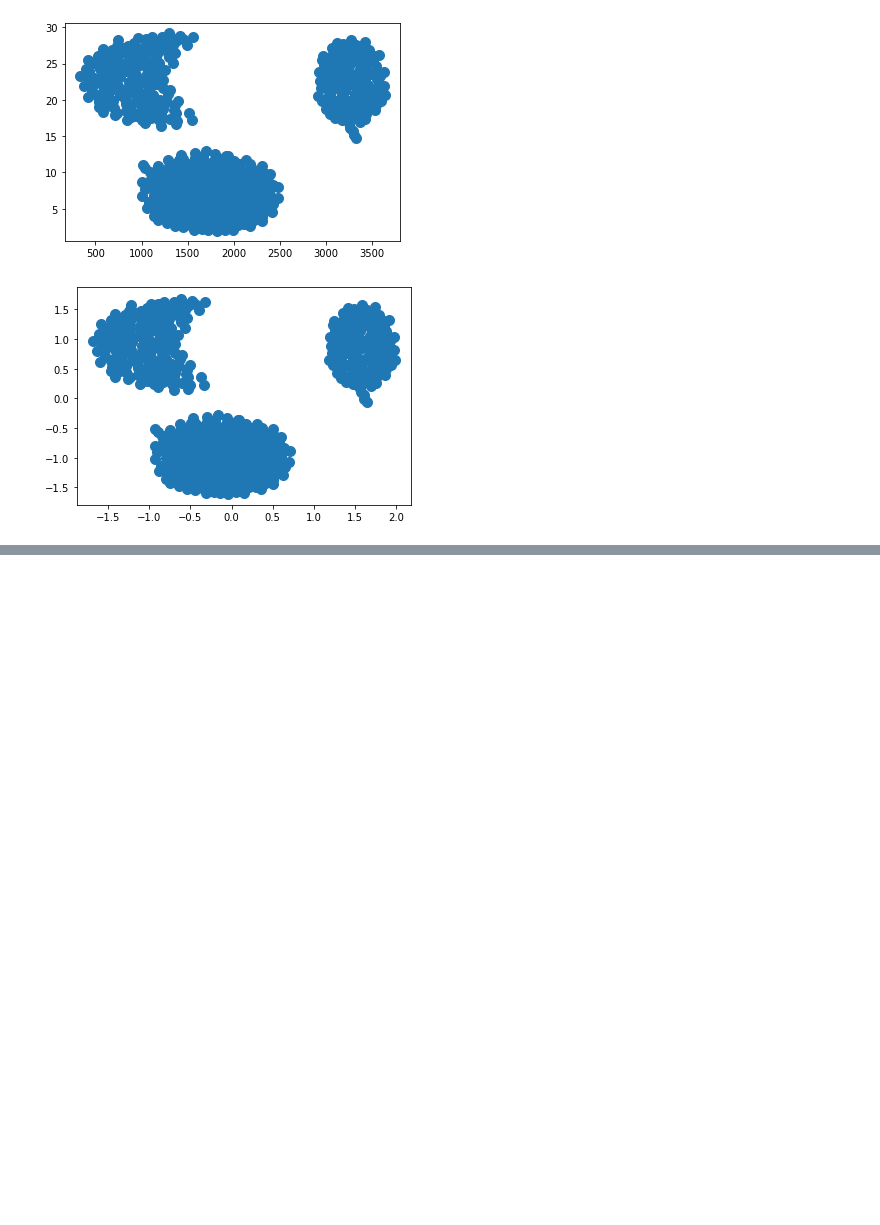
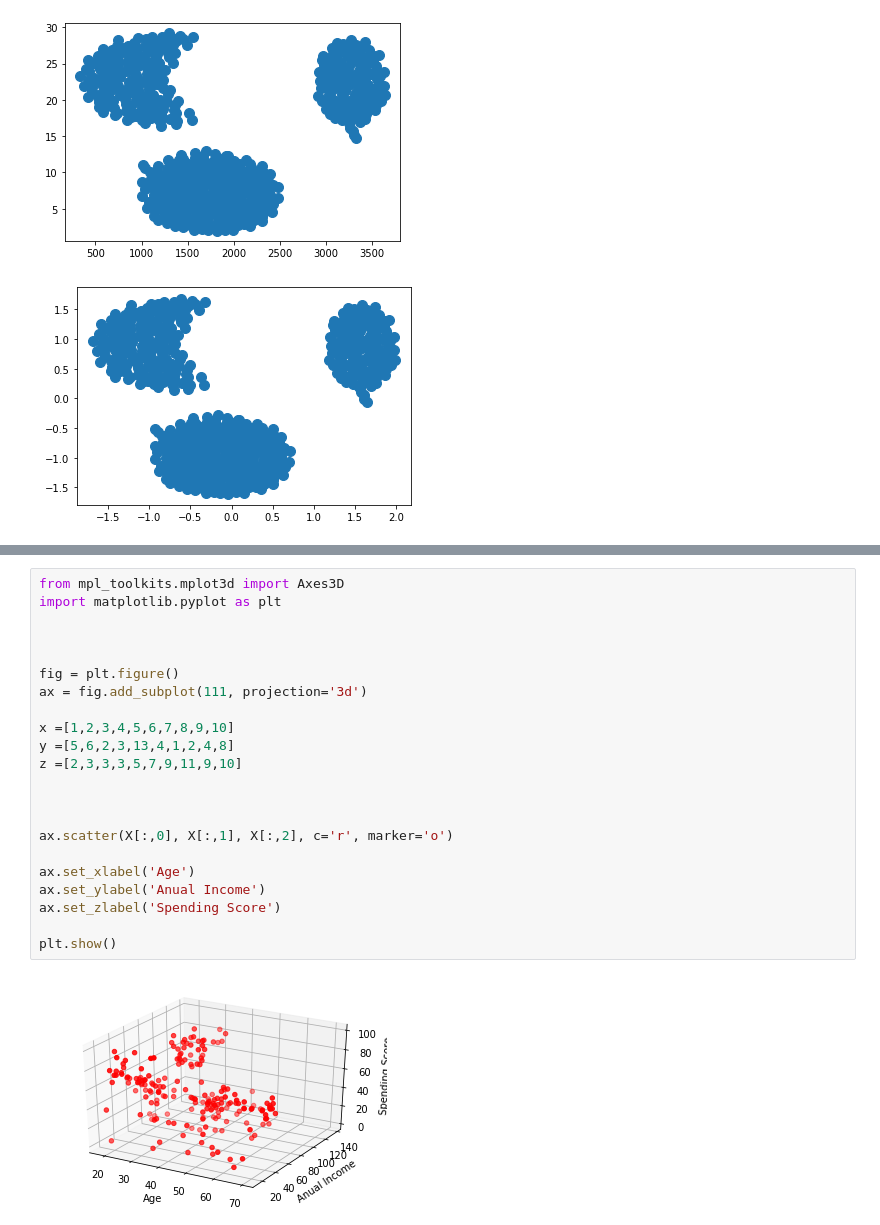
Before and after one commit to miguelguida/mc886, a Jupyter notebook: my_kmeans.ipynb, the cells around one changed output, grey strips where cells are left out. Saved outputs shown, nothing was run; the diff lists cells and outputs as text; blank space fills up the shorter version.

```diff
--- a/my_kmeans.ipynb
+++ b/my_kmeans.ipynb
@@ -157,0 +169,24 @@ kmeans(3,scaled_data, 10)
+# %%
+from mpl_toolkits.mplot3d import Axes3D
+import matplotlib.pyplot as plt
+
+
+
+fig = plt.figure()
+ax = fig.add_subplot(111, projection='3d')
+
+x =[1,2,3,4,5,6,7,8,9,10]
+y =[5,6,2,3,13,4,1,2,4,8]
+z =[2,3,3,3,5,7,9,11,9,10]
+
+
+
+ax.scatter(X[:,0], X[:,1], X[:,2], c='r', marker='o')
+
+ax.set_xlabel('Age')
+ax.set_ylabel('Anual Income')
+ax.set_zlabel('Spending Score')
+
+plt.show()
+# %% [output]
+[figure, added]
```
Also changed, not shown: parts of 2 cells of this notebook, 1 other file.
